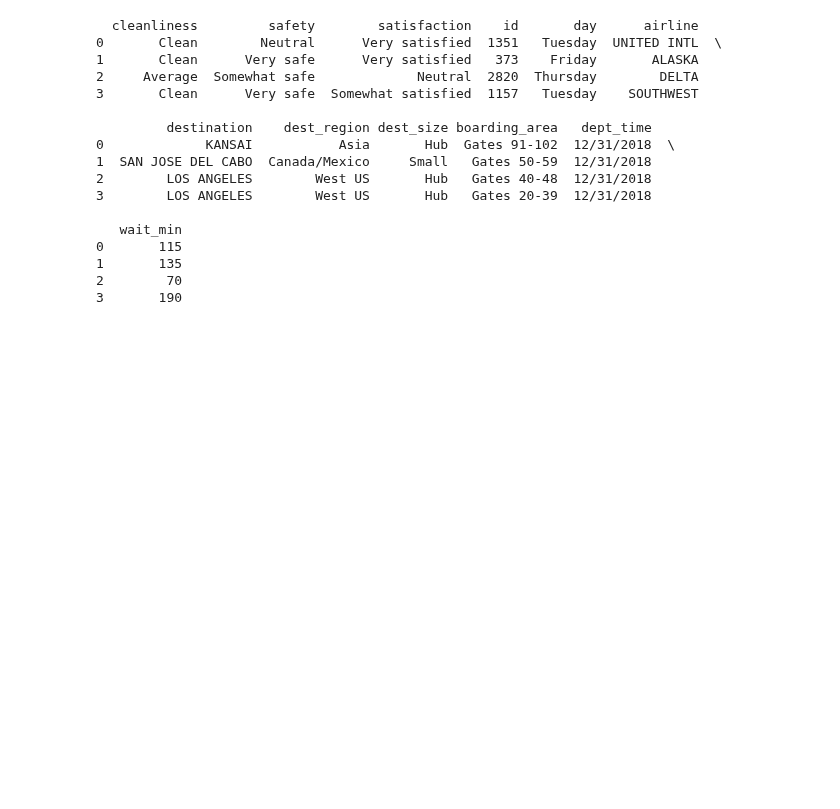
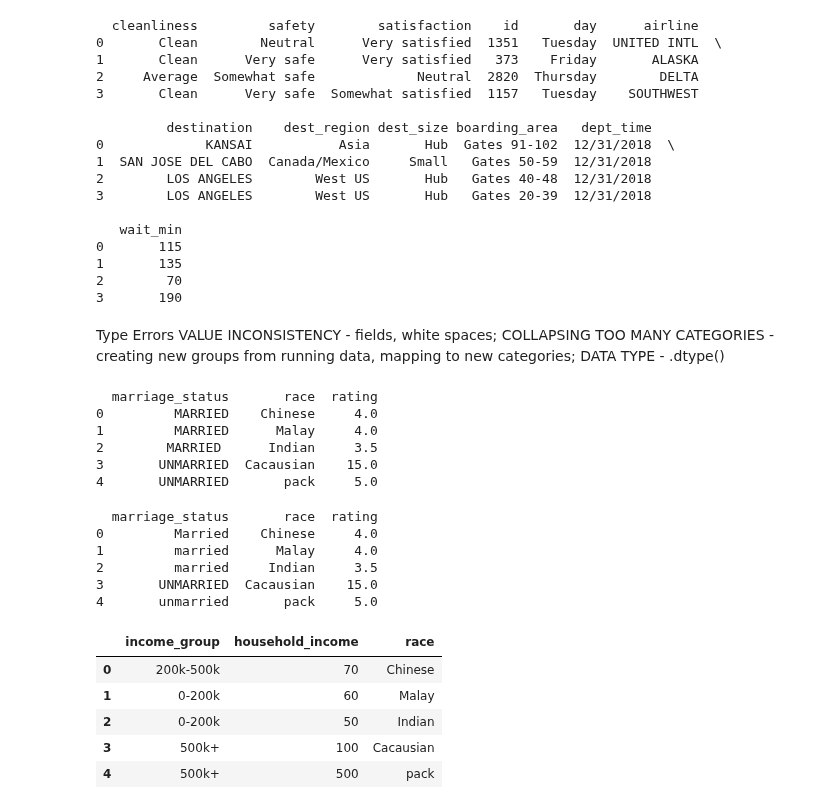
Before and after one commit to KeenGWatanabe/python, a Jupyter notebook: CleaningData.ipynb, the cells around one changed output. Cells and saved outputs as stored; diff of their text form; code cells hidden in the pictures; blank space fills up the shorter version.

```diff
--- a/CleaningData.ipynb
+++ b/CleaningData.ipynb
@@ -573,3 +573,64 @@ print(airlines[~cat_clean_rows])
 1       135
 2        70
 3       190
+# %% [markdown]
+Type Errors
+VALUE INCONSISTENCY - fields, white spaces;
+COLLAPSING TOO MANY CATEGORIES - creating new groups from running data, mapping to new categories;
+DATA TYPE - .dtype()
+# %%
+import pandas as pd
+
+df = pd.DataFrame({
+     'marriage_status': ['Married', ' married', ' married ', 'UNMARRIED', 'unmarried'],
+     'race': ['Chinese', 'Malay', 'Indian', 'Cacausian', 'pack'],
+    'rating': [4, 4, 3.5, 15, 5]
+ })
+
+column_names = ['marriage_status', 'race', 'rating']
+
+#Capitalize
+df['marriage_status'] = df['marriage_status'].str.upper()
+print(df)
+# %% [output]
+  marriage_status       race  rating
+0         MARRIED    Chinese     4.0
+1         MARRIED      Malay     4.0
+2        MARRIED      Indian     3.5
+3       UNMARRIED  Cacausian    15.0
+4       UNMARRIED       pack     5.0
+# %%
+import pandas as pd
+
+# encoding='unicode_escape' is used to avoid scrutinizing data type thoroughly and not loading data
+df = pd.read_csv('marriage.csv', encoding = 'unicode_escape')
+
+#Strip all spaces
+df['marriage_status'] = df['marriage_status'].str.strip()
+print(df)
+# %% [output]
+  marriage_status       race  rating
+0         Married    Chinese     4.0
+1         married      Malay     4.0
+2         married     Indian     3.5
+3       UNMARRIED  Cacausian    15.0
+4       unmarried       pack     5.0
+# %%
+import pandas as pd
+
+# encoding='unicode_escape' is used to avoid scrutinizing data type thoroughly and not loading data
+df = pd.read_csv('marriage.csv', encoding = 'unicode_escape')
+
+#create groups
+group_names = ['0-200k','200k-500k','500k+']
+df['income_group'] = pd.qcut(df['household_income'], q = 3, labels = group_names)
+
+#print income_group column
+df[['income_group', 'household_income','race']]
+# %% [output]
+|  | income_group | household_income | race |
+| 0 | 200k-500k | 70 | Chinese |
+| 1 | 0-200k | 60 | Malay |
+| 2 | 0-200k | 50 | Indian |
+| 3 | 500k+ | 100 | Cacausian |
+| 4 | 500k+ | 500 | pack |
```
Also changed, not shown: parts of 1 cell of this notebook, 1 other file.
